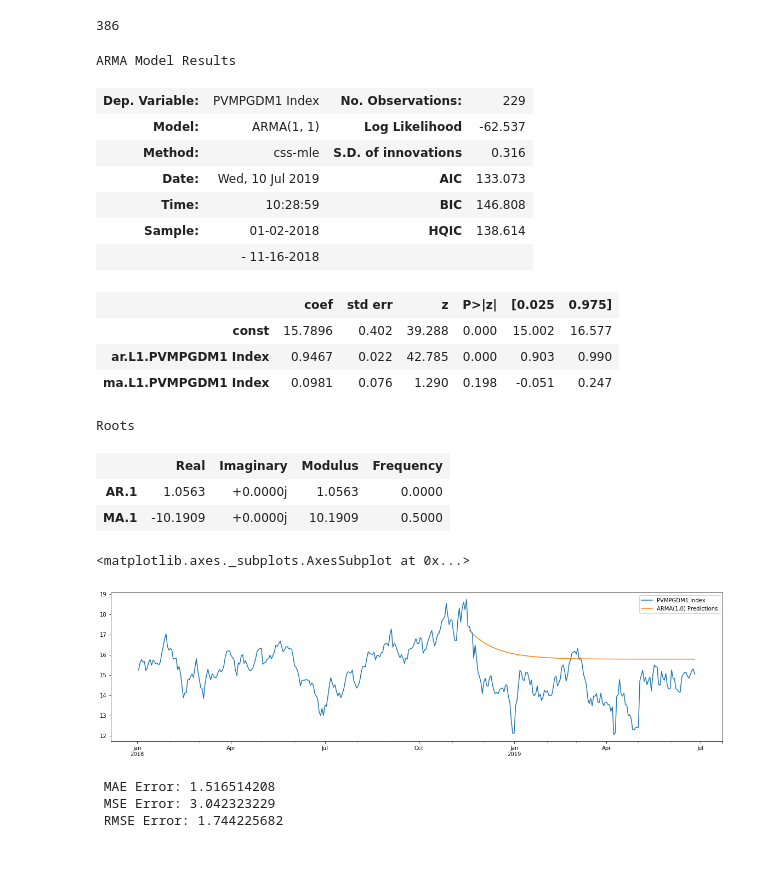
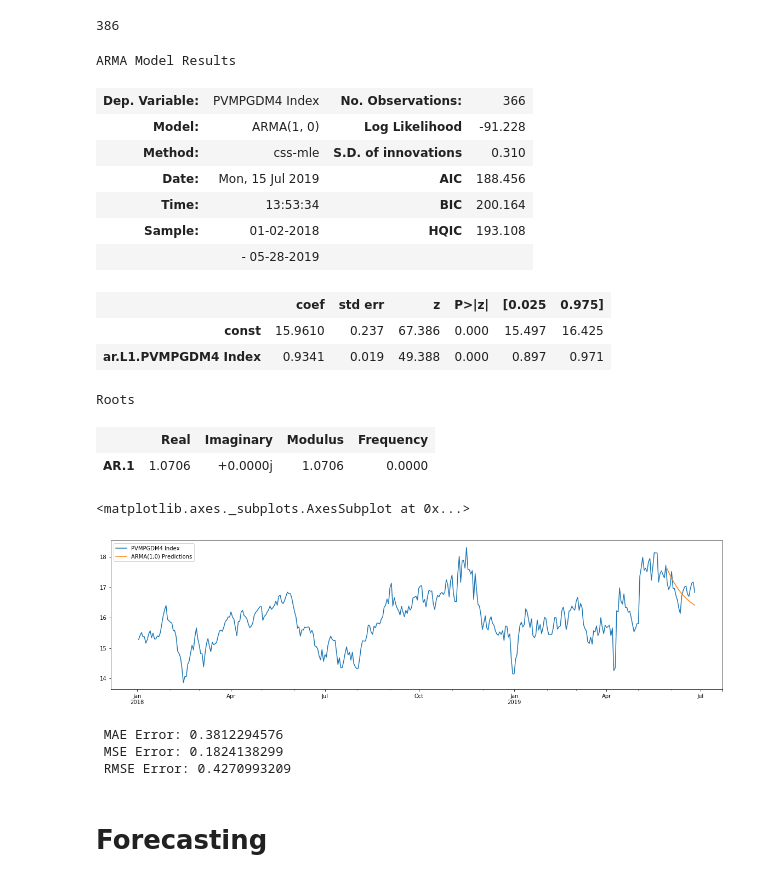
Before and after one commit to psankosik/Learning-Data-Sci, a Jupyter notebook: Self Project/Pricing/Attemp 1/ARMA.ipynb, the cells around one changed output. Saved outputs shown, nothing was run; the diff lists cells and outputs as text; code cells hidden in the pictures.

```diff
--- a/Self Project/Pricing/Attemp 1/ARMA.ipynb
+++ b/Self Project/Pricing/Attemp 1/ARMA.ipynb
@@ -25,7 +25,7 @@ df.head()
 | 2018-01-08 | 67.78 | 67.31 | 66.95 | 66.64 | 0.26 | 0.24 | 0.26 | ... |
 5 rows × 112 columns
 # %%
-df1 = df[['PVMPGDM1 Index','PVMPGDM2 Index','PVMPGDM3 Index','PVMPGDM4 Index']]
+df1 = df[['PVMPGDM1 Index','PVMPGDM4 Index']]
 df1.index.freq = 'B'
 # %%
 df1.plot(figsize=(20,8),legend=True);
@@ -34 +34,3 @@ df1.plot(figsize=(20,8),legend=True);
+# %%
+price_index = 'PVMPGDM4 Index'
 # %%
@@ -117,50 +171,50 @@ len(df1)
 # %% [output]
 386
 # %%
-#10 Business Day
-train = df1.iloc[:229]
-test = df1.iloc[229:]
+#20 Business Day
+train = df1.iloc[:366]
+test = df1.iloc[366:]
 # %%
-results = ARMA(train['PVMPGDM1 Index'],order=(1,1)).fit()
+results = ARIMA(train[price_index],order=(1,0,0)).fit()
 results.summary()
 # %% [output]
 ARMA Model Results
-| Dep. Variable: | PVMPGDM1 Index | No. Observations: | 229 |
-| Model: | ARMA(1, 1) | Log Likelihood | -62.537 |
-| Method: | css-mle | S.D. of innovations | 0.316 |
-| Date: | Wed, 10 Jul 2019 | AIC | 133.073 |
-| Time: | 10:28:59 | BIC | 146.808 |
-| Sample: | 01-02-2018 | HQIC | 138.614 |
-|  | - 11-16-2018 |  |  |
+| Dep. Variable: | PVMPGDM4 Index | No. Observations: | 366 |
+| Model: | ARMA(1, 0) | Log Likelihood | -91.228 |
+| Method: | css-mle | S.D. of innovations | 0.310 |
+| Date: | Mon, 15 Jul 2019 | AIC | 188.456 |
+| Time: | 13:53:34 | BIC | 200.164 |
+| Sample: | 01-02-2018 | HQIC | 193.108 |
+|  | - 05-28-2019 |  |  |
 |  | coef | std err | z | P>|z| | [0.025 | 0.975] |
-| const | 15.7896 | 0.402 | 39.288 | 0.000 | 15.002 | 16.577 |
-| ar.L1.PVMPGDM1 Index | 0.9467 | 0.022 | 42.785 | 0.000 | 0.903 | 0.990 |
-| ma.L1.PVMPGDM1 Index | 0.0981 | 0.076 | 1.290 | 0.198 | -0.051 | 0.247 |
+| const | 15.9610 | 0.237 | 67.386 | 0.000 | 15.497 | 16.425 |
+| ar.L1.PVMPGDM4 Index | 0.9341 | 0.019 | 49.388 | 0.000 | 0.897 | 0.971 |
 Roots
 |  | Real | Imaginary | Modulus | Frequency |
-| AR.1 | 1.0563 | +0.0000j | 1.0563 | 0.0000 |
-| MA.1 | -10.1909 | +0.0000j | 10.1909 | 0.5000 |
+| AR.1 | 1.0706 | +0.0000j | 1.0706 | 0.0000 |
 # %%
 start = len(train)
 end = len(train) + len(test) - 1
 
 predictions = results.predict(start=start,end=end).rename('ARMA(1,0) Predictions')
 # %%
-df1['PVMPGDM1 Index'].plot(figsize=(20,5),legend=True)
+df1[price_index].plot(figsize=(20,5),legend=True)
 predictions.plot(legend=True)
 # %% [output]
 <matplotlib.axes._subplots.AxesSubplot at 0x...>
-[figure, old version]
+[figure, new version]
 # %%
 from sklearn.metrics import mean_squared_error,mean_absolute_error
 
-error = mean_absolute_error(test['PVMPGDM1 Index'], predictions)
+error = mean_absolute_error(test[price_index], predictions)
 print(f' MAE Error: {error:11.10}')
-error = mean_squared_error(test['PVMPGDM1 Index'], predictions)
+error = mean_squared_error(test[price_index], predictions)
 print(f' MSE Error: {error:11.10}')
 error = math.sqrt(error)
 print(f' RMSE Error: {error:11.10}')
 # %% [output]
- MAE Error: 1.516514208
- MSE Error: 3.042323229
- RMSE Error: 1.744225682
+ MAE Error: 0.3812294576
+ MSE Error: 0.1824138299
+ RMSE Error: 0.4270993209
+# %% [markdown]
+# Forecasting
```
Also changed, not shown: parts of 27 cells of this notebook, 2 other files.
